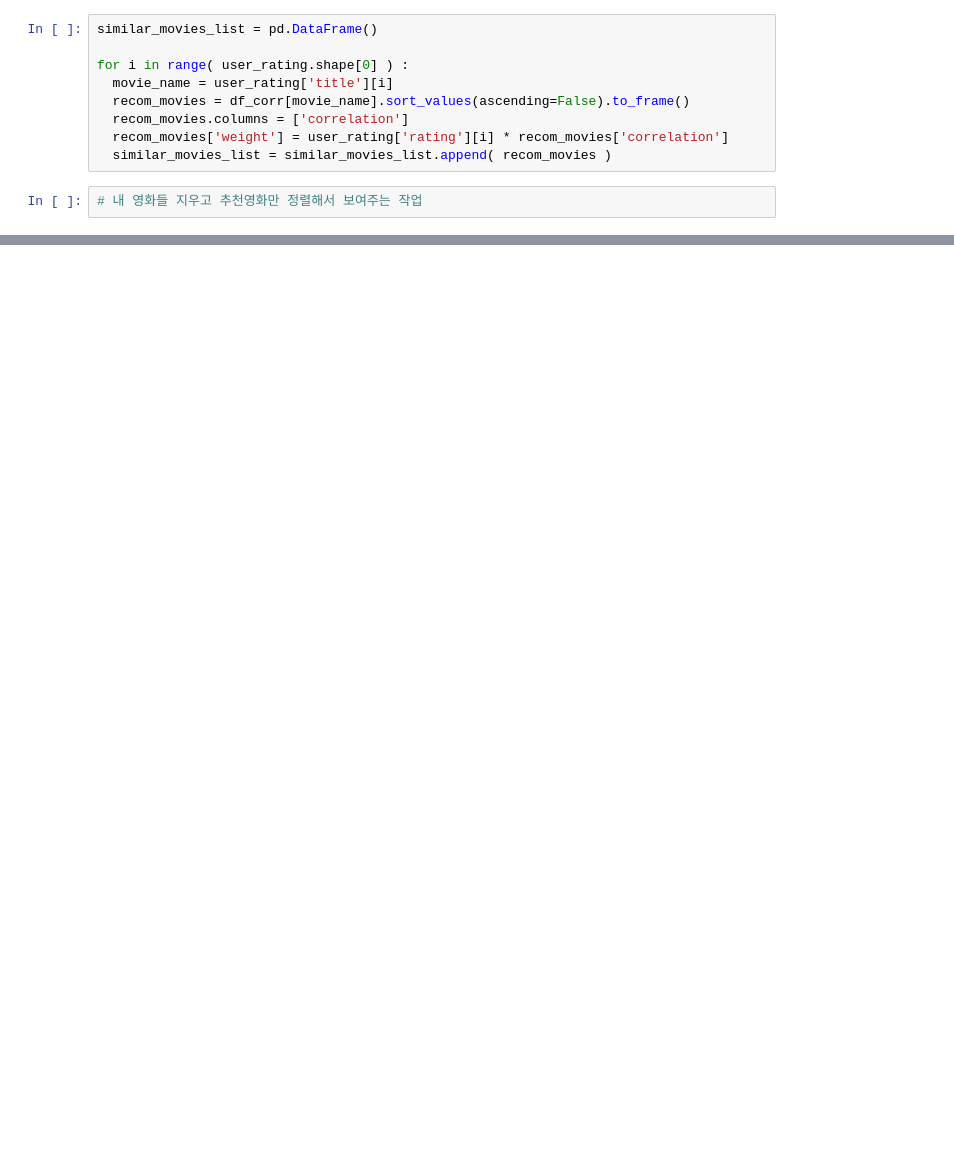
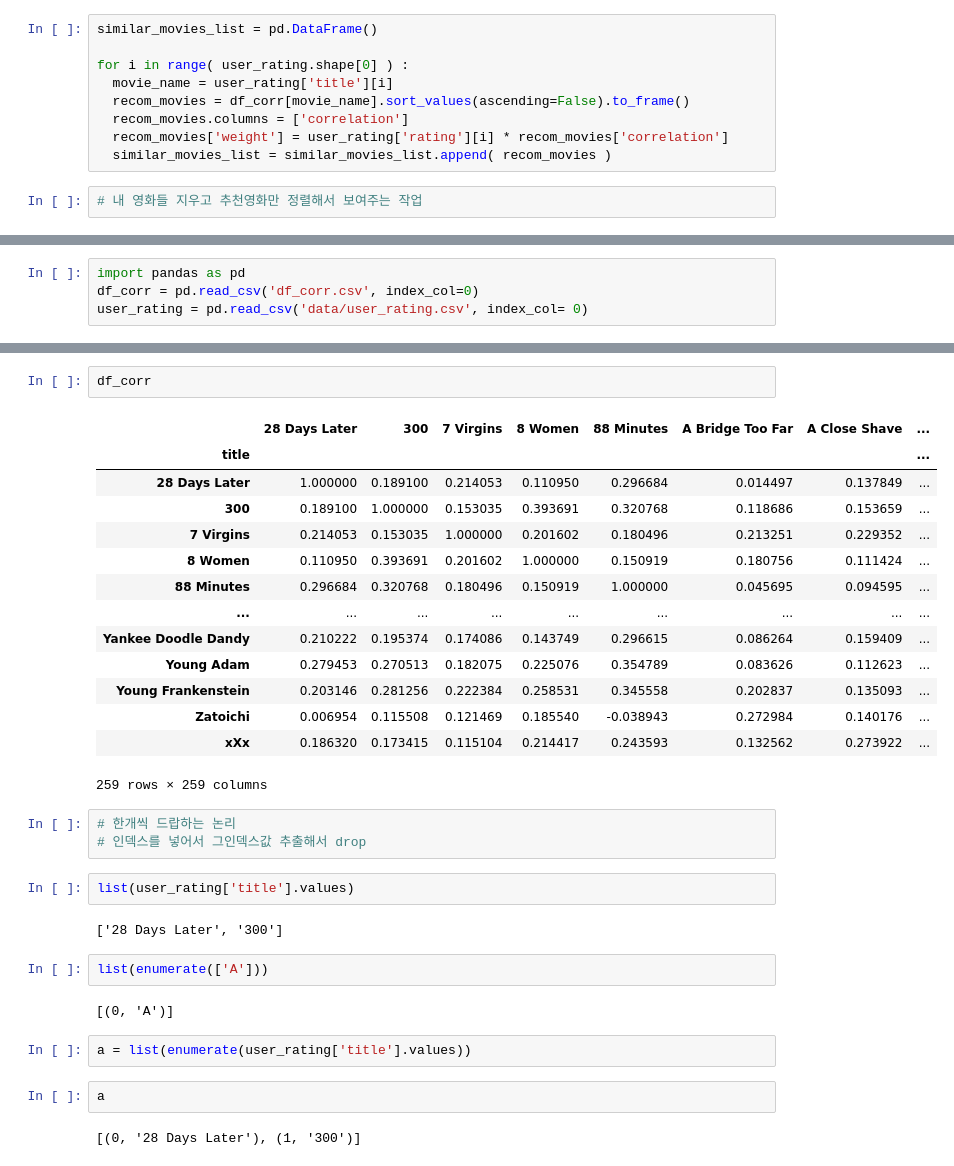
Before and after one commit to seong10/yh-seo10, a Jupyter notebook: project/movie/movie_organize - 라스트.ipynb, the cells around one changed output, grey strips where cells are left out. Drawn from its saved outputs; the diff is of its cells as text; blank space fills up the shorter version.

```diff
--- a/project/movie/movie_organize - 라스트.ipynb
+++ b/project/movie/movie_organize - 라스트.ipynb
@@ -419,0 +303,4 @@ my_movie.loc[ : , 'title' ].to_frame().head(5)
+# %%
+import pandas as pd
+df_corr = pd.read_csv('df_corr.csv', index_col=0)
+user_rating = pd.read_csv('data/user_rating.csv', index_col= 0)
@@ -419,0 +313,34 @@ my_movie.loc[ : , 'title' ].to_frame().head(5)
+# %%
+df_corr
+# %% [output]
+|  | 28 Days Later | 300 | 7 Virgins | 8 Women | 88 Minutes | A Bridge Too Far | A Close Shave | ... |
+| title |  |  |  |  |  |  |  | ... |
+| 28 Days Later | 1.000000 | 0.189100 | 0.214053 | 0.110950 | 0.296684 | 0.014497 | 0.137849 | ... |
+| 300 | 0.189100 | 1.000000 | 0.153035 | 0.393691 | 0.320768 | 0.118686 | 0.153659 | ... |
+| 7 Virgins | 0.214053 | 0.153035 | 1.000000 | 0.201602 | 0.180496 | 0.213251 | 0.229352 | ... |
+| 8 Women | 0.110950 | 0.393691 | 0.201602 | 1.000000 | 0.150919 | 0.180756 | 0.111424 | ... |
+| 88 Minutes | 0.296684 | 0.320768 | 0.180496 | 0.150919 | 1.000000 | 0.045695 | 0.094595 | ... |
+| ... | ... | ... | ... | ... | ... | ... | ... | ... |
+| Yankee Doodle Dandy | 0.210222 | 0.195374 | 0.174086 | 0.143749 | 0.296615 | 0.086264 | 0.159409 | ... |
+| Young Adam | 0.279453 | 0.270513 | 0.182075 | 0.225076 | 0.354789 | 0.083626 | 0.112623 | ... |
+| Young Frankenstein | 0.203146 | 0.281256 | 0.222384 | 0.258531 | 0.345558 | 0.202837 | 0.135093 | ... |
+| Zatoichi | 0.006954 | 0.115508 | 0.121469 | 0.185540 | -0.038943 | 0.272984 | 0.140176 | ... |
+| xXx | 0.186320 | 0.173415 | 0.115104 | 0.214417 | 0.243593 | 0.132562 | 0.273922 | ... |
+259 rows × 259 columns
+# %%
+# 한개씩 드랍하는 논리
+# 인덱스를 넣어서 그인덱스값 추출해서 drop
+# %%
+list(user_rating['title'].values)
+# %% [output]
+['28 Days Later', '300']
+# %%
+list(enumerate(['A']))
+# %% [output]
+[(0, 'A')]
+# %%
+a = list(enumerate(user_rating['title'].values))
+# %%
+a
+# %% [output]
+[(0, '28 Days Later'), (1, '300')]
```
Also changed, not shown: parts of 39 cells of this notebook, 4 other files.
